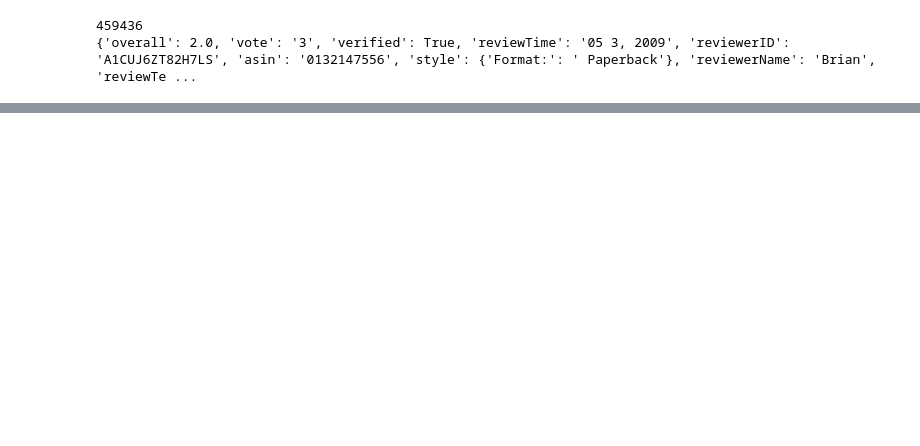
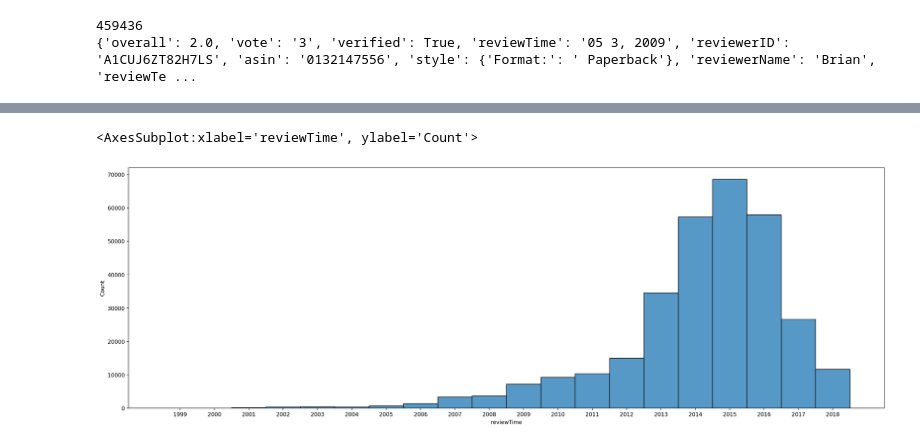
Before and after one commit to yinshinLi/CSE158_Assignment2, a Jupyter notebook: graphs.ipynb, the cells around one changed output, grey strips where cells are left out. Cells and saved outputs as stored; diff of their text form; code cells hidden in the pictures; blank space fills up the shorter version.

Commit message:
graphs

```diff
--- a/graphs.ipynb
+++ b/graphs.ipynb
@@ -61,0 +68,7 @@ df_review.head()
+# %%
+#Number of reviews over years, but histogram
+fig,ax = plt.subplots(figsize =(25, 8))
+sns.histplot(data = df_review, x = df_review["reviewTime"].sort_values(ascending=True), bins = 30,)
+# %% [output]
+<AxesSubplot:xlabel='reviewTime', ylabel='Count'>
+[figure, added]
```
Also changed, not shown: parts of 8 cells of this notebook.
